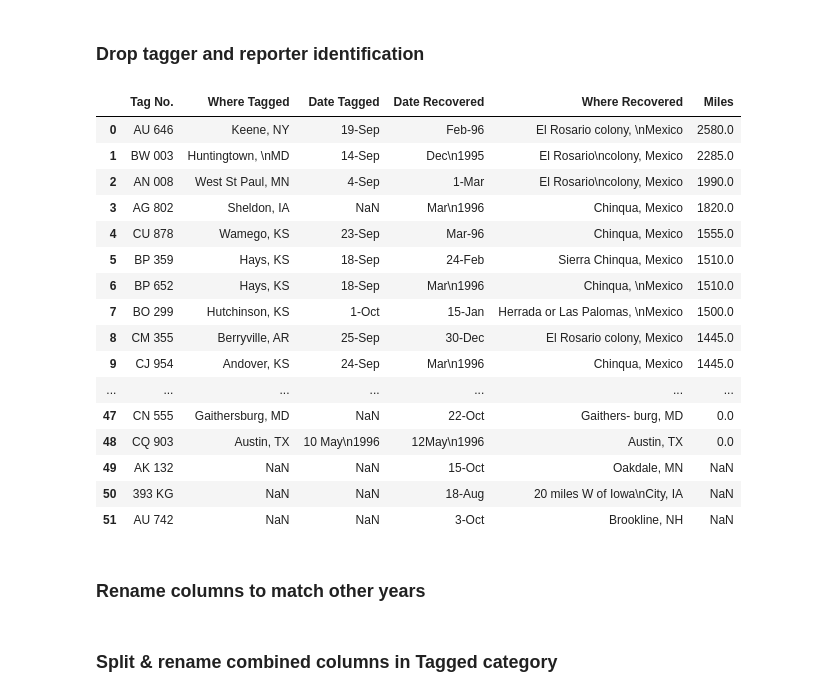
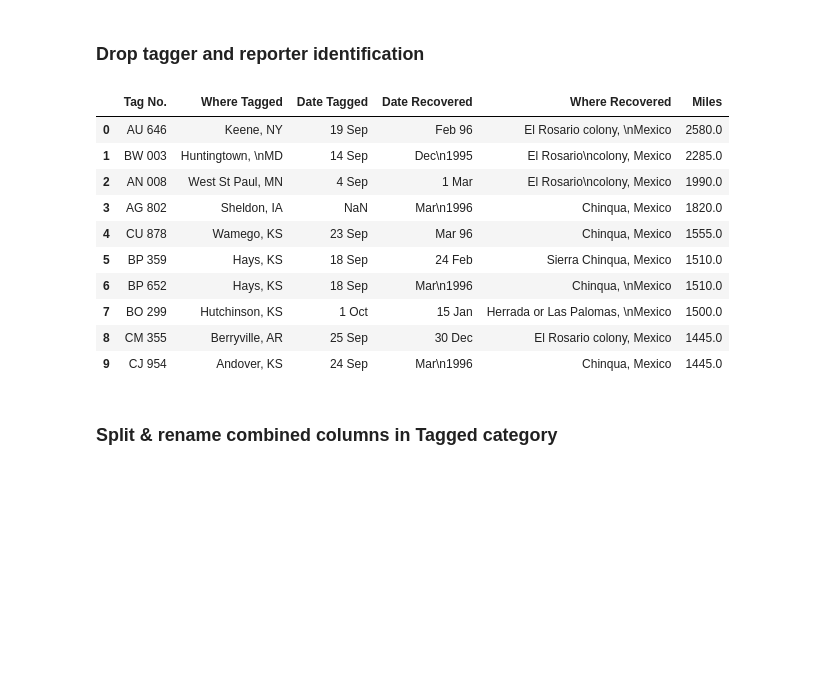
Before and after one commit to ArinkB/Monarchs, a Jupyter notebook: Data/Monarchs_1995_cleanup.ipynb, the cells around one changed output. Cells and saved outputs as stored; diff of their text form; code cells hidden in the pictures; blank space fills up the shorter version.

```diff
--- a/Data/Monarchs_1995_cleanup.ipynb
+++ b/Data/Monarchs_1995_cleanup.ipynb
@@ -42,24 +42,16 @@ data_type
 ### Drop tagger and reporter identification
 # %%
 df.drop(["Tagger", "Mon. Sex", "Observer", "Interval"], axis = 1, inplace = True)
-df
+df.head(10)
 # %% [output]
 |  | Tag No. | Where Tagged | Date Tagged | Date Recovered | Where Recovered | Miles |
-| 0 | AU 646 | Keene, NY | 19-Sep | Feb-96 | El Rosario colony, \nMexico | 2580.0 |
-| 1 | BW 003 | Huntingtown, \nMD | 14-Sep | Dec\n1995 | El Rosario\ncolony, Mexico | 2285.0 |
-| 2 | AN 008 | West St Paul, MN | 4-Sep | 1-Mar | El Rosario\ncolony, Mexico | 1990.0 |
+| 0 | AU 646 | Keene, NY | 19 Sep | Feb 96 | El Rosario colony, \nMexico | 2580.0 |
+| 1 | BW 003 | Huntingtown, \nMD | 14 Sep | Dec\n1995 | El Rosario\ncolony, Mexico | 2285.0 |
+| 2 | AN 008 | West St Paul, MN | 4 Sep | 1 Mar | El Rosario\ncolony, Mexico | 1990.0 |
 | 3 | AG 802 | Sheldon, IA | NaN | Mar\n1996 | Chinqua, Mexico | 1820.0 |
-| 4 | CU 878 | Wamego, KS | 23-Sep | Mar-96 | Chinqua, Mexico | 1555.0 |
-| 5 | BP 359 | Hays, KS | 18-Sep | 24-Feb | Sierra Chinqua, Mexico | 1510.0 |
-| 6 | BP 652 | Hays, KS | 18-Sep | Mar\n1996 | Chinqua, \nMexico | 1510.0 |
-| 7 | BO 299 | Hutchinson, KS | 1-Oct | 15-Jan | Herrada or Las Palomas, \nMexico | 1500.0 |
-| 8 | CM 355 | Berryville, AR | 25-Sep | 30-Dec | El Rosario colony, Mexico | 1445.0 |
-| 9 | CJ 954 | Andover, KS | 24-Sep | Mar\n1996 | Chinqua, Mexico | 1445.0 |
-| ... | ... | ... | ... | ... | ... | ... |
-| 47 | CN 555 | Gaithersburg, MD | NaN | 22-Oct | Gaithers- burg, MD | 0.0 |
-| 48 | CQ 903 | Austin, TX | 10 May\n1996 | 12May\n1996 | Austin, TX | 0.0 |
-| 49 | AK 132 | NaN | NaN | 15-Oct | Oakdale, MN | NaN |
-| 50 | 393 KG | NaN | NaN | 18-Aug | 20 miles W of Iowa\nCity, IA | NaN |
-| 51 | AU 742 | NaN | NaN | 3-Oct | Brookline, NH | NaN |
+| 4 | CU 878 | Wamego, KS | 23 Sep | Mar 96 | Chinqua, Mexico | 1555.0 |
+| 5 | BP 359 | Hays, KS | 18 Sep | 24 Feb | Sierra Chinqua, Mexico | 1510.0 |
+| 6 | BP 652 | Hays, KS | 18 Sep | Mar\n1996 | Chinqua, \nMexico | 1510.0 |
+| 7 | BO 299 | Hutchinson, KS | 1 Oct | 15 Jan | Herrada or Las Palomas, \nMexico | 1500.0 |
+| 8 | CM 355 | Berryville, AR | 25 Sep | 30 Dec | El Rosario colony, Mexico | 1445.0 |
+| 9 | CJ 954 | Andover, KS | 24 Sep | Mar\n1996 | Chinqua, Mexico | 1445.0 |
-# %% [markdown]
-### Rename columns to match other years
```
Also changed, not shown: parts of 10 cells of this notebook, 3 other files.
